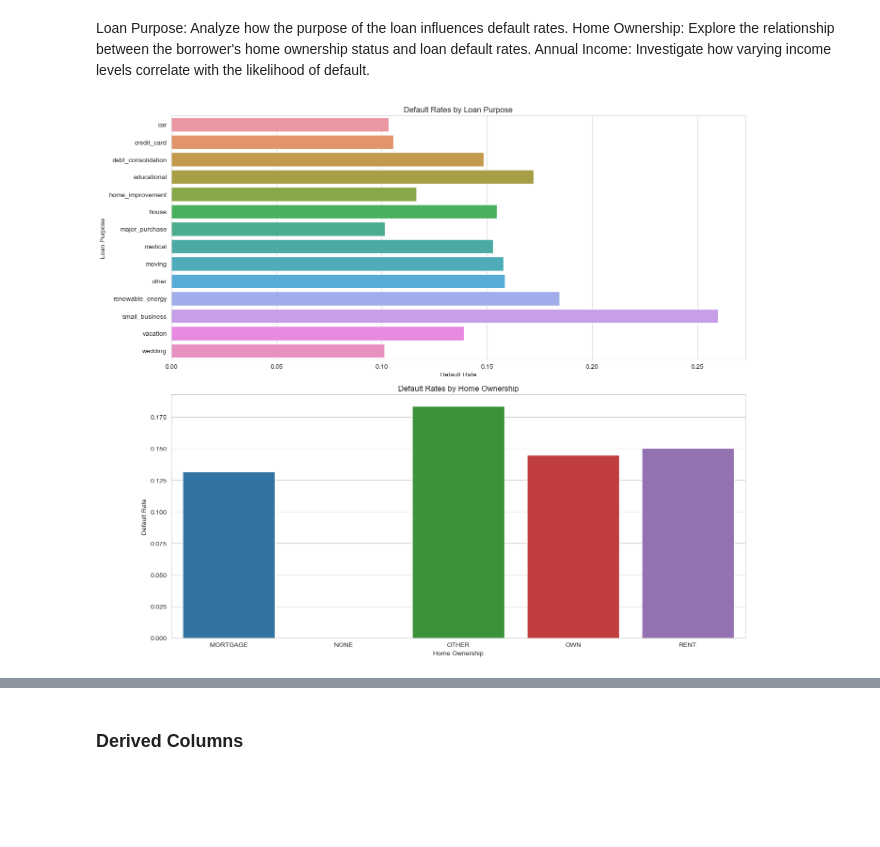
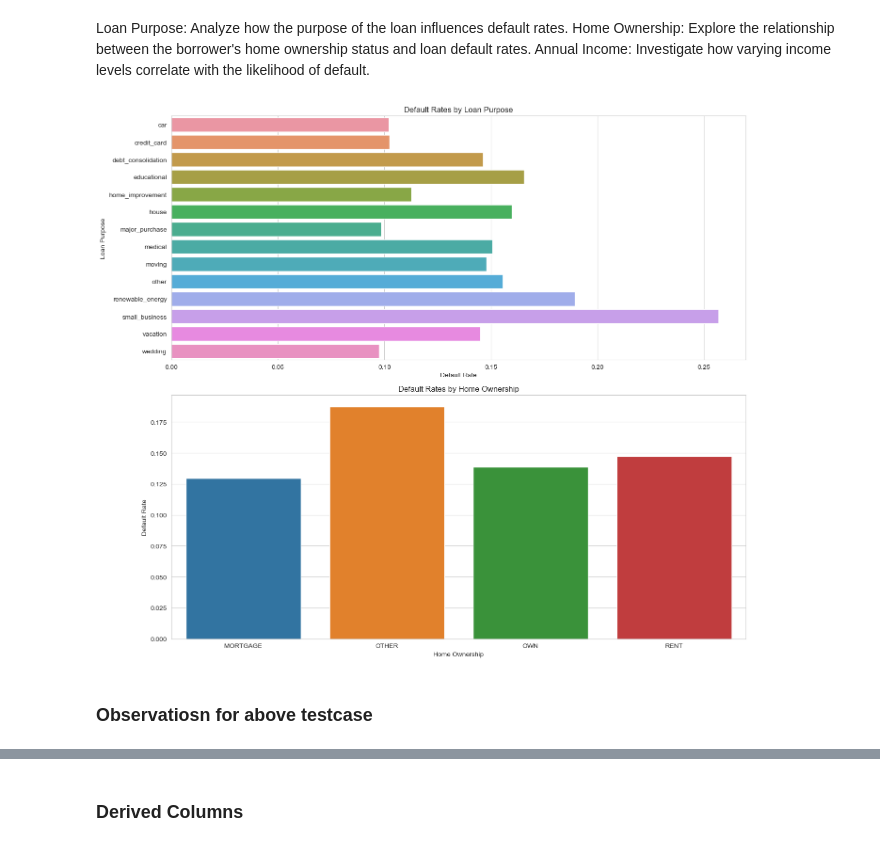
Before and after one commit to nikdev001/Upgrad-Lending-Club-Case-Study, a Jupyter notebook: Nikhil-Nishant.ipynb, the cells around one changed output, grey strips where cells are left out. Saved outputs shown, nothing was run; the diff lists cells and outputs as text; code cells hidden in the pictures; blank space fills up the shorter version.

```diff
--- a/Nikhil-Nishant.ipynb
+++ b/Nikhil-Nishant.ipynb
@@ -130,0 +279,3 @@ loan_data_cleaned.head()
+# %%
+# The column purpose can be used instead of "title" as it contains too much random information as compared to purpose.
+loan_data_cleaned = loan_data_cleaned.drop(["title"],axis=1)
@@ -130,0 +285,17 @@ loan_data_cleaned.head()
+# %%
+# Dropping columns which are generated post-approval of loan
+loan_data_cleaned = loan_data_cleaned.drop(["funded_amnt",
+                                            "funded_amnt_inv",
+                                            "out_prncp",
+                                            "out_prncp_inv",
+                                            "total_pymnt",
+                                            "total_pymnt_inv",
+                                            "total_rec_prncp",
+                                            "total_rec_int",
+                                            "total_rec_late_fee",
+                                            "recoveries",
+                                            "collection_recovery_fee",
+                                            "last_pymnt_d",
+                                            "last_pymnt_amnt",
+                                            "last_credit_pull_d",
+                                            "emp_title"],axis=1)
@@ -130,0 +322,6 @@ loan_data_cleaned.head()
+# %%
+# Dropping the null rows for revol_util, emp_length and pub_rec_bankruptcies columns as number of null rows are very less.
+
+loan_data_cleaned = loan_data_cleaned[loan_data_cleaned['revol_util'].notna()]
+loan_data_cleaned = loan_data_cleaned[loan_data_cleaned['emp_length'].notna()]
+loan_data_cleaned = loan_data_cleaned[loan_data_cleaned['pub_rec_bankruptcies'].notna()]
@@ -130,0 +360,4 @@ loan_data_cleaned.head()
+# %%
+# Also we identified there are some date columns "issue_d" & "earliest_cr_line" which needs to be converted to Date and time datatype.
+loan_data_cleaned['issue_d'] = pd.to_datetime(loan_data["issue_d"],format = '%b-%y')
+loan_data_cleaned['earliest_cr_line'] = pd.to_datetime(loan_data["earliest_cr_line"],format = '%b-%y')
@@ -416,38 +552,40 @@ Loan Purpose: Analyze how the purpose of the loan influences default rates.
 Home Ownership: Explore the relationship between the borrower's home ownership status and loan default rates.
 Annual Income: Investigate how varying income levels correlate with the likelihood of default.
 # %%
-loan_data_cleaned = loan_data.dropna(subset=['loan_status', 'purpose', 'home_ownership'])
+loan_data_cleaned = loan_data_cleaned.dropna(subset=['loan_status', 'purpose', 'home_ownership'])
 
 # Define the figure and axes for subplots
 fig, ax = plt.subplots(2, 1, figsize=(14, 12))
 
 # Calculate default rates by loan purpose
 default_rates_by_purpose = loan_data_cleaned[loan_data_cleaned['loan_status'] == 'Charged Off'].groupby('purpose').size() / loan_data_cleaned.groupby('purpose').size()
 
 # Verify the calculated default rates by loan purpose
 #print("Default Rates by Loan Purpose:")
 #print(default_rates_by_purpose)
 
 # Plot default rates by loan purpose
 sns.barplot(x=default_rates_by_purpose.values, y=default_rates_by_purpose.index, ax=ax[0])
 ax[0].set_title('Default Rates by Loan Purpose')
 ax[0].set_xlabel('Default Rate')
 ax[0].set_ylabel('Loan Purpose')
 
 # Calculate default rates by home ownership
 default_rates_by_home_ownership = loan_data_cleaned[loan_data_cleaned['loan_status'] == 'Charged Off'].groupby('home_ownership').size() / loan_data_cleaned.groupby('home_ownership').size()
 
 # Verify the calculated default rates by home ownership
 #print("Default Rates by Home Ownership:")
 #print(default_rates_by_home_ownership)
 
 # Plot default rates by home ownership
 sns.barplot(x=default_rates_by_home_ownership.index, y=default_rates_by_home_ownership.values, ax=ax[1])
 ax[1].set_title('Default Rates by Home Ownership')
 ax[1].set_xlabel('Home Ownership')
 ax[1].set_ylabel('Default Rate')
 
 plt.tight_layout()
 plt.show()
 # %% [output]
-[figure, old version]
+[figure, new version]
+# %% [markdown]
+### Observatiosn for above testcase
```
Also changed, not shown: parts of 176 cells of this notebook.
